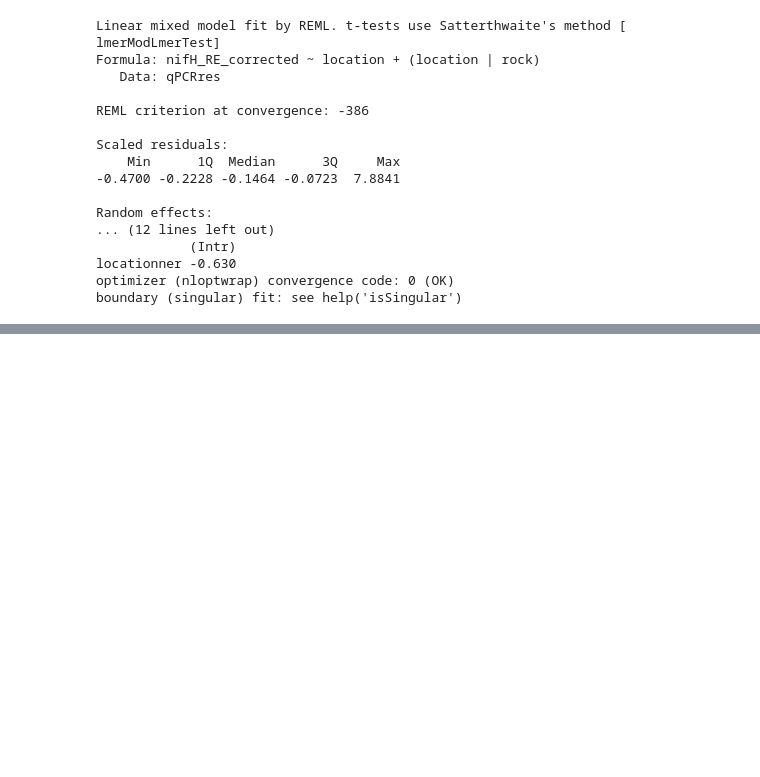
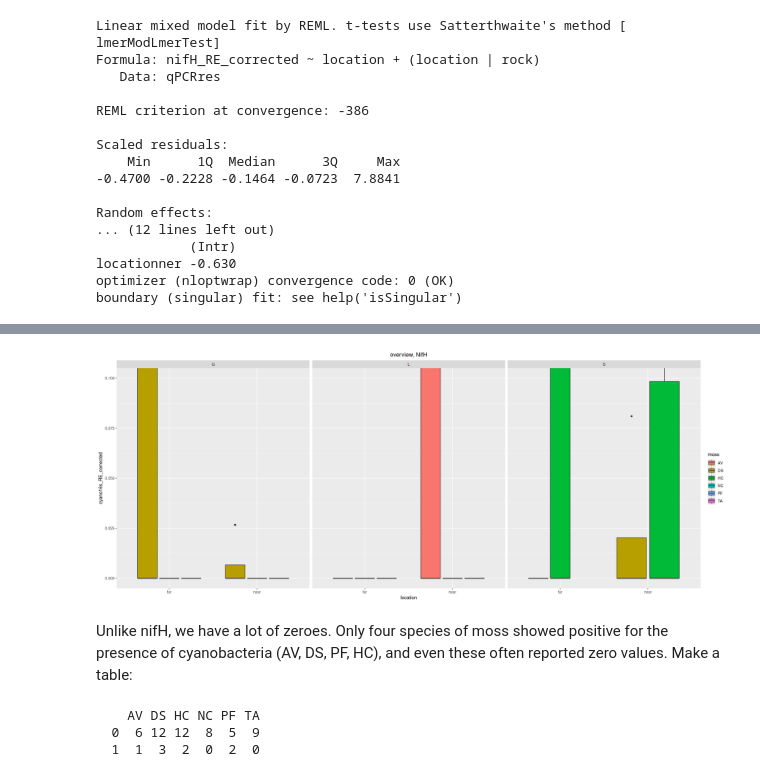
Before and after one commit to danchurch/mossCyano_qPCR, a Jupyter notebook: rock_moss_cyano_qPCR_analysis.ipynb, the cells around one changed output, grey strips where cells are left out. Drawn from its saved outputs; the diff is of its cells as text; code cells hidden in the pictures; blank space fills up the shorter version.

```diff
--- a/rock_moss_cyano_qPCR_analysis.ipynb
+++ b/rock_moss_cyano_qPCR_analysis.ipynb
@@ -410,0 +636,3 @@ Great, sampler didn't even converge. And both models are complaining about singu
+# %%
+cyano16s_overview + coord_cartesian(ylim=c(0, .1))
+# %% [output]
@@ -410,0 +641,17 @@ Great, sampler didn't even converge. And both models are complaining about singu
+[figure, added]
+# %% [markdown]
+Unlike nifH, we have a lot of zeroes. Only four species of moss showed positive for the presence of cyanobacteria (AV, DS, PF, HC), and even these often reported zero values. Make a table:
+# %%
+## get down to just complete data for cyano16s
+cyanoPA <- qPCRres[,c("subsite","location","rock","moss","cyano16s_RE_corrected")]
+cyanoPA <- cyanoPA[complete.cases(cyanoPA),]
+## create PA column:
+cyanoPA['PA'] <- 0
+cyanoPA[cyanoPA$cyano16s_RE_corrected > 0, "PA"] <- 1
+
+## make a table to show zeroes and non-zeros for cyanobacterial 16S
+table(cyanoPA$PA, cyanoPA$moss)
+# %% [output]
+    AV DS HC NC PF TA
+  0  6 12 12  8  5  9
+  1  1  3  2  0  2  0
```
Also changed, not shown: parts of 57 cells of this notebook, 3 other files.
